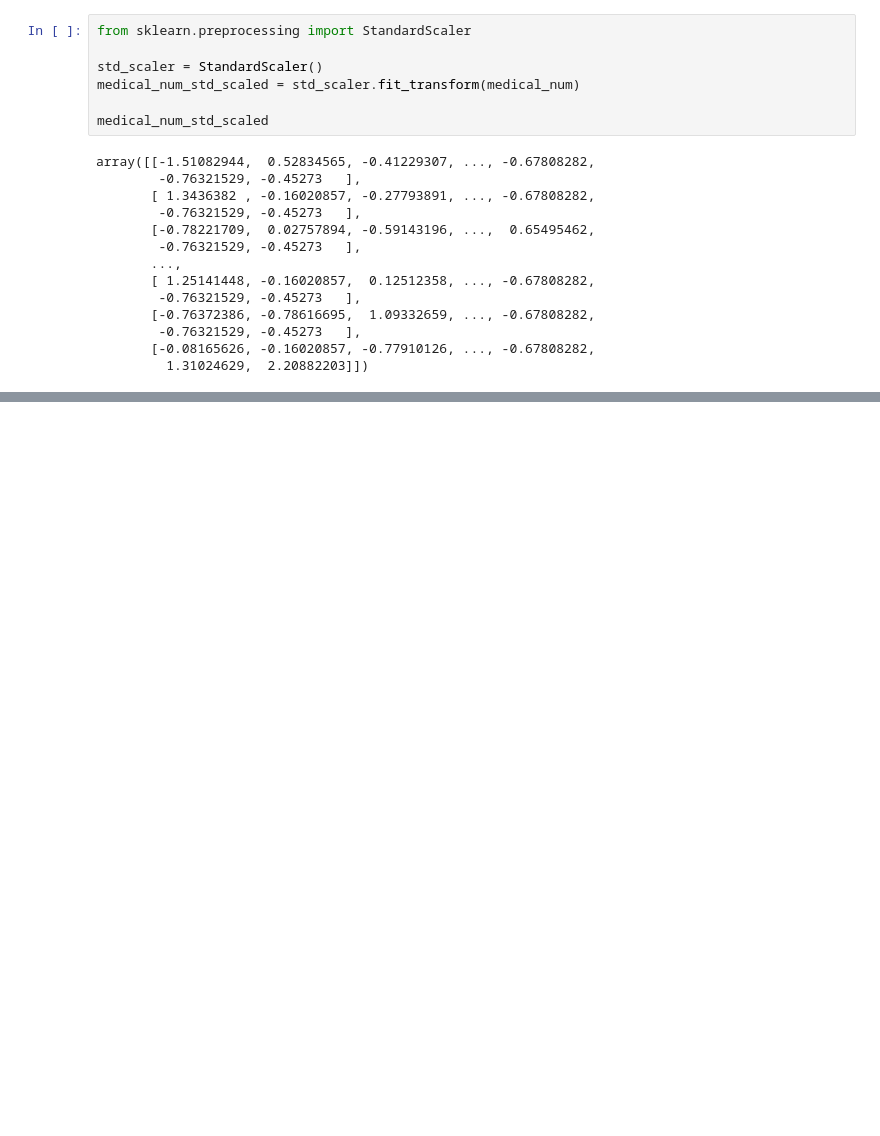
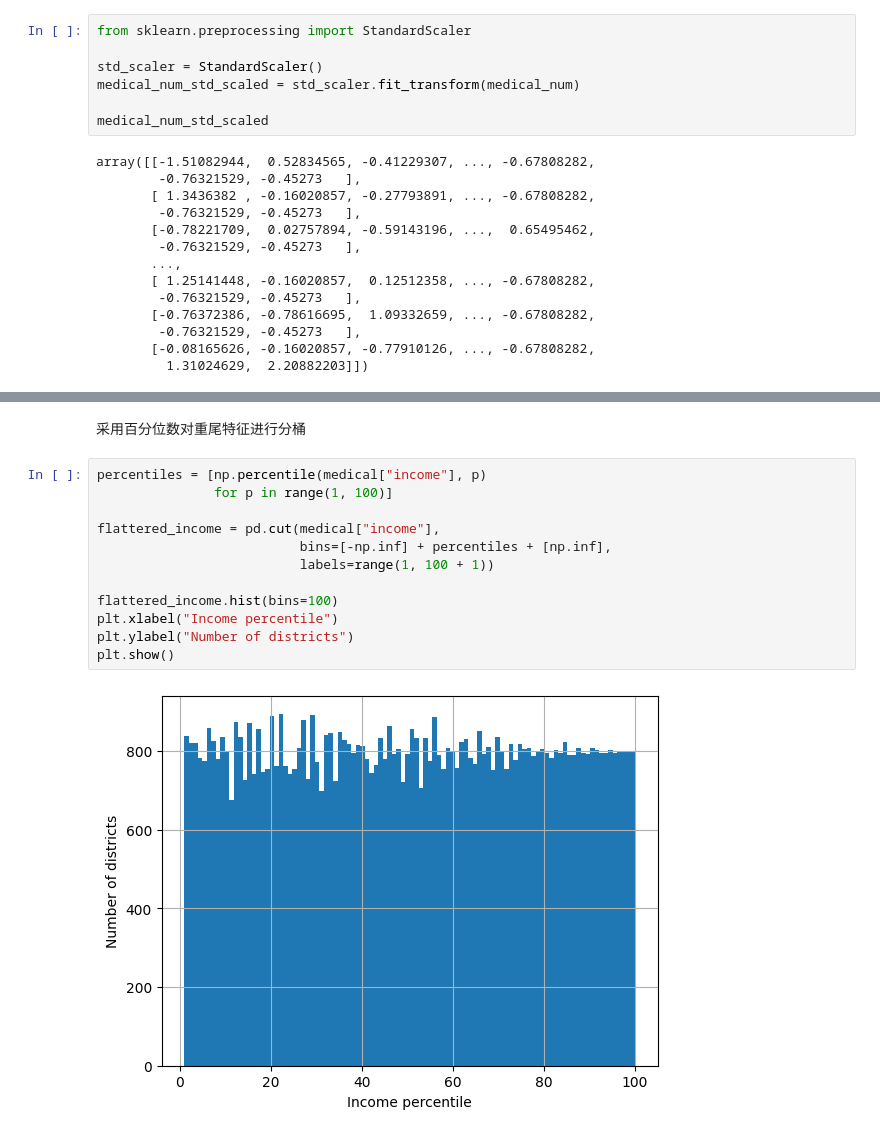
Before and after one commit to machao318927/Hands-On-Machine-Learning, a Jupyter notebook: my-study/02_new_data_for_ML.ipynb, the cells around one changed output, grey strips where cells are left out. Saved outputs shown, nothing was run; the diff lists cells and outputs as text; blank space fills up the shorter version.

```diff
--- a/my-study/02_new_data_for_ML.ipynb
+++ b/my-study/02_new_data_for_ML.ipynb
@@ -661,0 +691,16 @@ array([[-1.51082944,  0.52834565, -0.41229307, ..., -0.67808282,
+# %% [markdown]
+采用百分位数对重尾特征进行分桶
+# %%
+percentiles = [np.percentile(medical["income"], p)
+               for p in range(1, 100)]
+
+flattered_income = pd.cut(medical["income"],
+                          bins=[-np.inf] + percentiles + [np.inf],
+                          labels=range(1, 100 + 1))
+
+flattered_income.hist(bins=100)
+plt.xlabel("Income percentile")
+plt.ylabel("Number of districts")
+plt.show()
+# %% [output]
+[figure, added]
```
Also changed, not shown: parts of 25 cells of this notebook, 1 other file.
